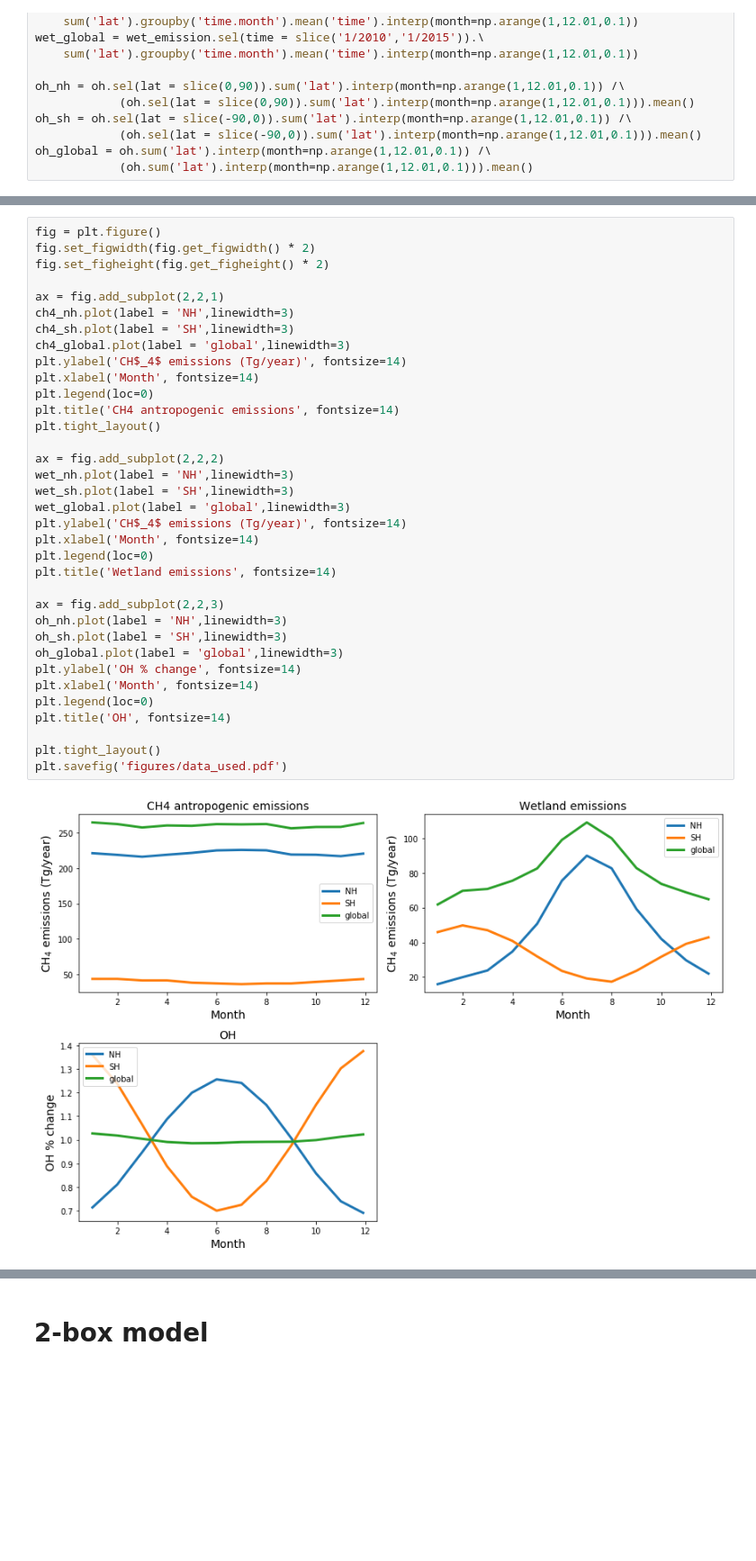
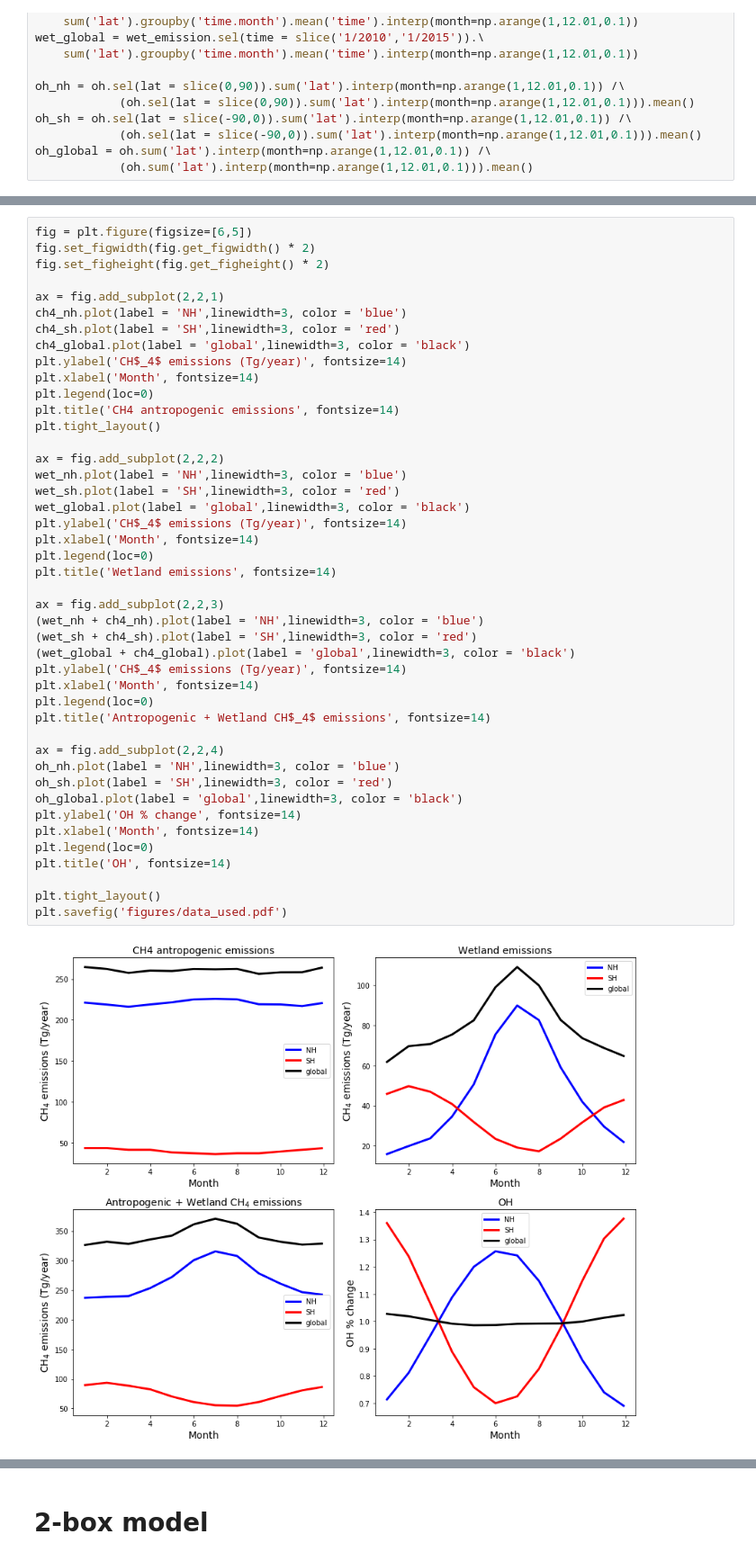
Before and after one commit to imitevski/ch4_box_model, a Jupyter notebook: methane_twobox_lab2pII_tvaryOH.ipynb, the cells around one changed output, grey strips where cells are left out. Shown: that part at 90% size. Cells and saved outputs as stored; diff of their text form; blank space fills up the shorter version.

```diff
--- a/methane_twobox_lab2pII_tvaryOH.ipynb
+++ b/methane_twobox_lab2pII_tvaryOH.ipynb
@@ -59,38 +65,47 @@ oh_global = oh.sum('lat').interp(month=np.arange(1,12.01,0.1)) /\
 # %%
-fig = plt.figure()
+fig = plt.figure(figsize=[6,5])
 fig.set_figwidth(fig.get_figwidth() * 2)
 fig.set_figheight(fig.get_figheight() * 2)
 
 ax = fig.add_subplot(2,2,1)
-ch4_nh.plot(label = 'NH',linewidth=3)
-ch4_sh.plot(label = 'SH',linewidth=3)
-ch4_global.plot(label = 'global',linewidth=3)
+ch4_nh.plot(label = 'NH',linewidth=3, color = 'blue')
+ch4_sh.plot(label = 'SH',linewidth=3, color = 'red')
+ch4_global.plot(label = 'global',linewidth=3, color = 'black')
 plt.ylabel('CH$_4$ emissions (Tg/year)', fontsize=14)
 plt.xlabel('Month', fontsize=14)
 plt.legend(loc=0)
 plt.title('CH4 antropogenic emissions', fontsize=14)
 plt.tight_layout()
 
 ax = fig.add_subplot(2,2,2)
-wet_nh.plot(label = 'NH',linewidth=3)
-wet_sh.plot(label = 'SH',linewidth=3)
-wet_global.plot(label = 'global',linewidth=3)
+wet_nh.plot(label = 'NH',linewidth=3, color = 'blue')
+wet_sh.plot(label = 'SH',linewidth=3, color = 'red')
+wet_global.plot(label = 'global',linewidth=3, color = 'black')
 plt.ylabel('CH$_4$ emissions (Tg/year)', fontsize=14)
 plt.xlabel('Month', fontsize=14)
 plt.legend(loc=0)
 plt.title('Wetland emissions', fontsize=14)
 
 ax = fig.add_subplot(2,2,3)
-oh_nh.plot(label = 'NH',linewidth=3)
-oh_sh.plot(label = 'SH',linewidth=3)
-oh_global.plot(label = 'global',linewidth=3)
+(wet_nh + ch4_nh).plot(label = 'NH',linewidth=3, color = 'blue')
+(wet_sh + ch4_sh).plot(label = 'SH',linewidth=3, color = 'red')
+(wet_global + ch4_global).plot(label = 'global',linewidth=3, color = 'black')
+plt.ylabel('CH$_4$ emissions (Tg/year)', fontsize=14)
+plt.xlabel('Month', fontsize=14)
+plt.legend(loc=0)
+plt.title('Antropogenic + Wetland CH$_4$ emissions', fontsize=14)
+
+ax = fig.add_subplot(2,2,4)
+oh_nh.plot(label = 'NH',linewidth=3, color = 'blue')
+oh_sh.plot(label = 'SH',linewidth=3, color = 'red')
+oh_global.plot(label = 'global',linewidth=3, color = 'black')
 plt.ylabel('OH % change', fontsize=14)
 plt.xlabel('Month', fontsize=14)
 plt.legend(loc=0)
 plt.title('OH', fontsize=14)
 
 plt.tight_layout()
 plt.savefig('figures/data_used.pdf')
 # %% [output]
-[figure, old version]
+[figure, new version]
 # %% [markdown]
```
Also changed, not shown: parts of 15 cells of this notebook, 4 other files.
